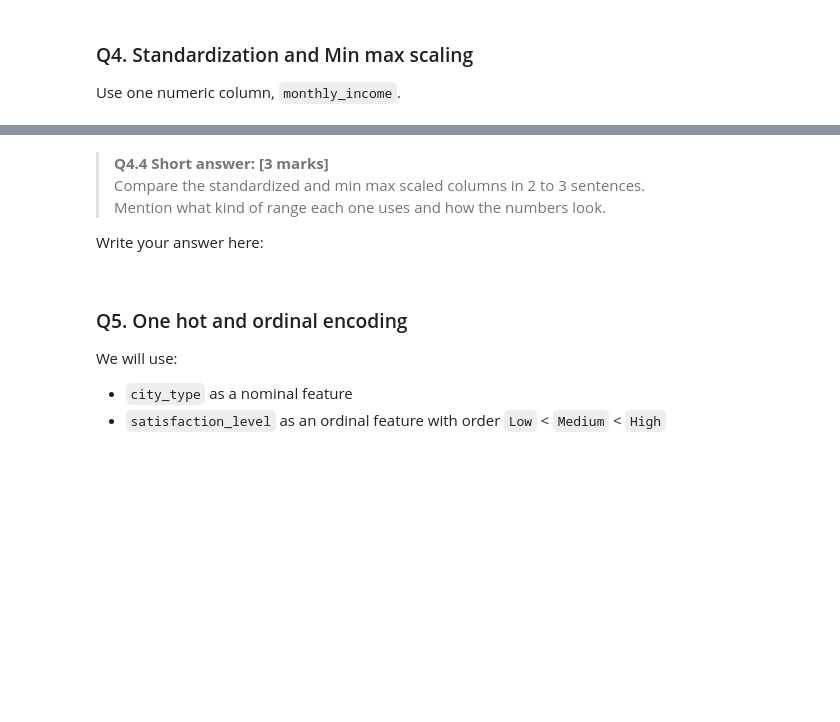
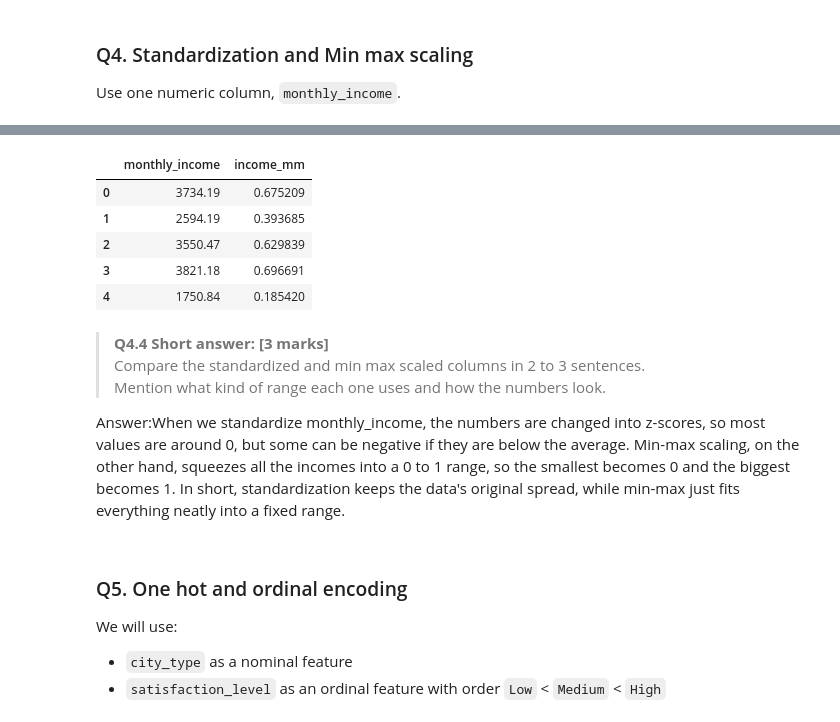
Before and after one commit to potat0w/Aaagh-more-math, a Jupyter notebook: Copy_of_Assignment_01_Machine_Learning_Course.ipynb, the cells around one changed output, grey strips where cells are left out. Drawn from its saved outputs; the diff is of its cells as text; code cells hidden in the pictures; blank space fills up the shorter version.

```diff
--- a/Copy_of_Assignment_01_Machine_Learning_Course.ipynb
+++ b/Copy_of_Assignment_01_Machine_Learning_Course.ipynb
@@ -198,10 +224,27 @@ Use one numeric column, `monthly_income`.
+# %%
+# Q4.3: Min max scaling implementation [10 marks]
+
+mn = df["monthly_income"].min()
+mx = df["monthly_income"].max()
+rg = mx - mn
+ss = df["monthly_income"] - mn
+mm = ss / rg
+df["income_mm"] = mm
+df[["monthly_income","income_mm"]].head()
+# %% [output]
+|  | monthly_income | income_mm |
+| 0 | 3734.19 | 0.675209 |
+| 1 | 2594.19 | 0.393685 |
+| 2 | 3550.47 | 0.629839 |
+| 3 | 3821.18 | 0.696691 |
+| 4 | 1750.84 | 0.185420 |
 # %% [markdown]
 
 > **Q4.4 Short answer: [3 marks]**
 > Compare the standardized and min max scaled columns in 2 to 3 sentences.
 > Mention what kind of range each one uses and how the numbers look.
 
-Write your answer here:
+Answer:When we standardize monthly_income, the numbers are changed into z-scores, so most values are around 0, but some can be negative if they are below the average. Min-max scaling, on the other hand, squeezes all the incomes into a 0 to 1 range, so the smallest becomes 0 and the biggest becomes 1. In short, standardization keeps the data's original spread, while min-max just fits everything neatly into a fixed range.
 
 >
 >
```
Also changed, not shown: parts of 5 cells of this notebook.
